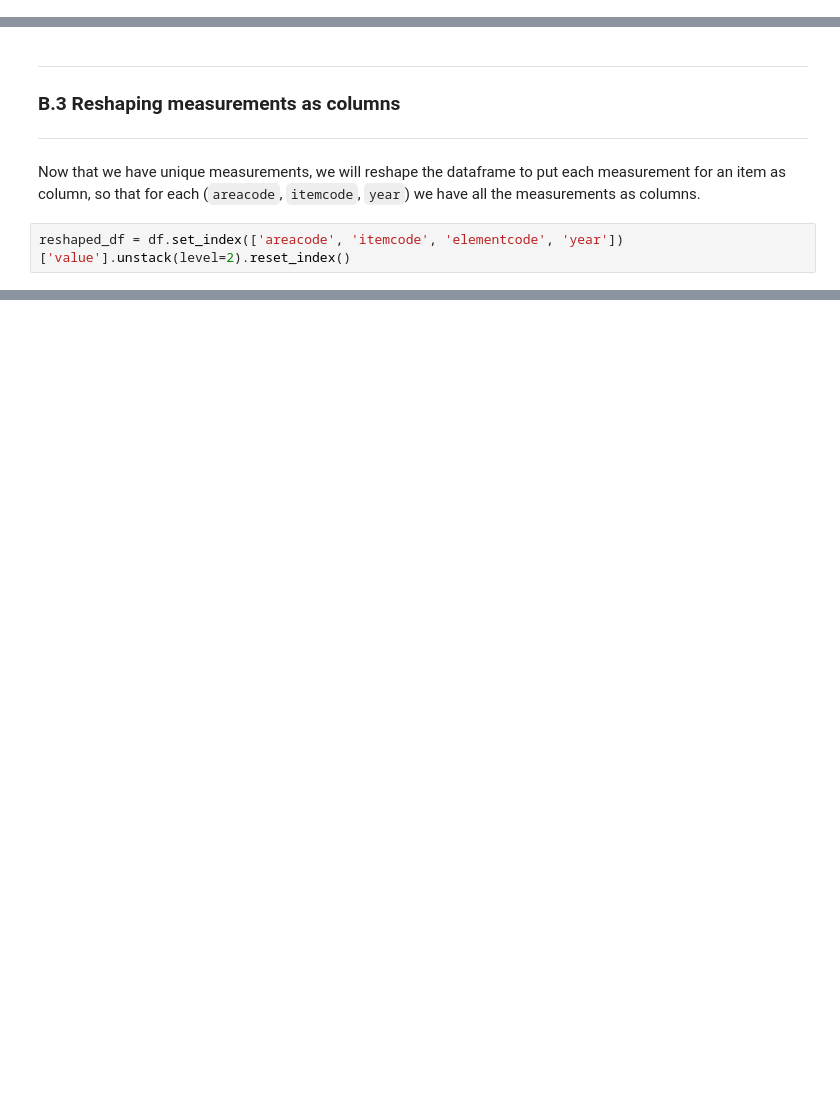
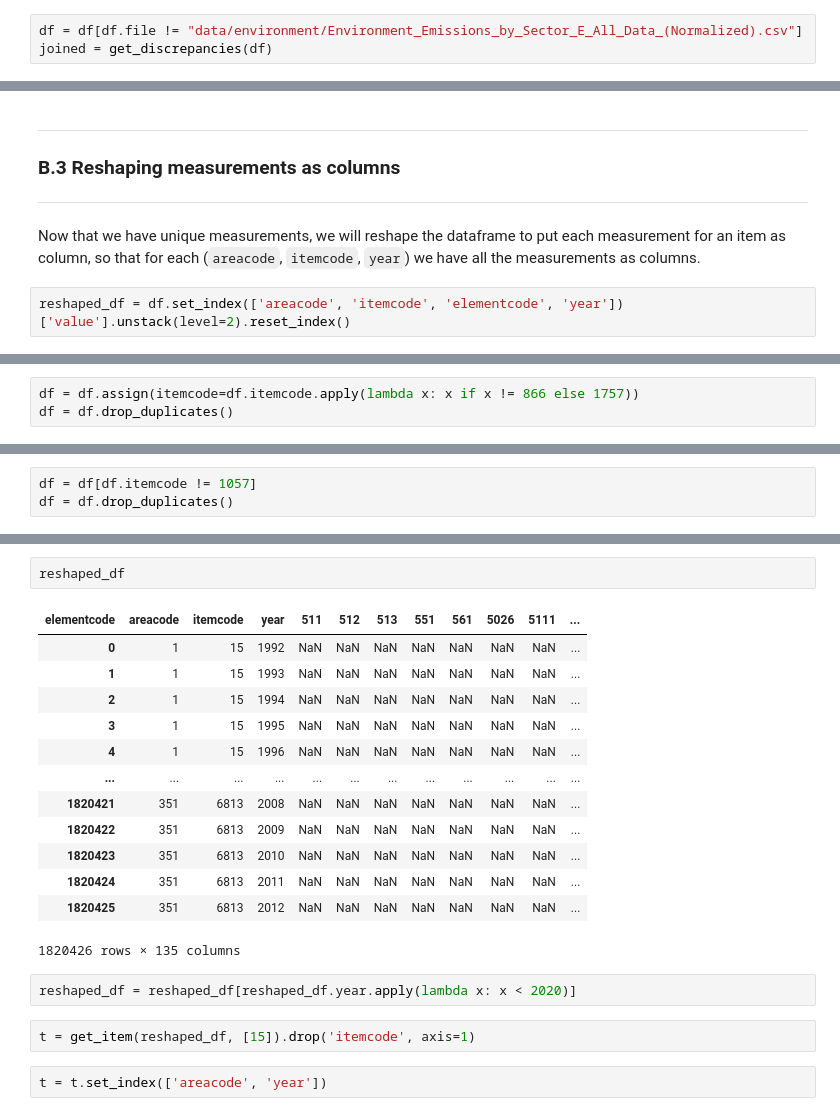
Before and after one commit to ChatPerche/ADA_Project, a Jupyter notebook: Milestone_2.ipynb, the cells around one changed output, grey strips where cells are left out. Saved outputs shown, nothing was run; the diff lists cells and outputs as text; blank space fills up the shorter version.

```diff
--- a/Milestone_2.ipynb
+++ b/Milestone_2.ipynb
@@ -599,0 +500,3 @@ df = df[~df.file.isin(csv_to_drop)]
+# %%
+df = df[df.file != "data/environment/Environment_Emissions_by_Sector_E_All_Data_(Normalized).csv"]
+joined = get_discrepancies(df)
@@ -742,0 +616,3 @@ array([  1,   2,   3,   4,   5,   7,   8,   9,  10,  11,  12,  13,  14,
+# %%
+df = df.assign(itemcode=df.itemcode.apply(lambda x: x if x != 866 else 1757))
+df = df.drop_duplicates()
@@ -742,0 +647,3 @@ array([  1,   2,   3,   4,   5,   7,   8,   9,  10,  11,  12,  13,  14,
+# %%
+df = df[df.itemcode != 1057]
+df = df.drop_duplicates()
@@ -742,0 +679,22 @@ array([  1,   2,   3,   4,   5,   7,   8,   9,  10,  11,  12,  13,  14,
+# %%
+reshaped_df
+# %% [output]
+| elementcode | areacode | itemcode | year | 511 | 512 | 513 | 551 | 561 | 5026 | 5111 | ... |
+| 0 | 1 | 15 | 1992 | NaN | NaN | NaN | NaN | NaN | NaN | NaN | ... |
+| 1 | 1 | 15 | 1993 | NaN | NaN | NaN | NaN | NaN | NaN | NaN | ... |
+| 2 | 1 | 15 | 1994 | NaN | NaN | NaN | NaN | NaN | NaN | NaN | ... |
+| 3 | 1 | 15 | 1995 | NaN | NaN | NaN | NaN | NaN | NaN | NaN | ... |
+| 4 | 1 | 15 | 1996 | NaN | NaN | NaN | NaN | NaN | NaN | NaN | ... |
+| ... | ... | ... | ... | ... | ... | ... | ... | ... | ... | ... | ... |
+| 1820421 | 351 | 6813 | 2008 | NaN | NaN | NaN | NaN | NaN | NaN | NaN | ... |
+| 1820422 | 351 | 6813 | 2009 | NaN | NaN | NaN | NaN | NaN | NaN | NaN | ... |
+| 1820423 | 351 | 6813 | 2010 | NaN | NaN | NaN | NaN | NaN | NaN | NaN | ... |
+| 1820424 | 351 | 6813 | 2011 | NaN | NaN | NaN | NaN | NaN | NaN | NaN | ... |
+| 1820425 | 351 | 6813 | 2012 | NaN | NaN | NaN | NaN | NaN | NaN | NaN | ... |
+1820426 rows × 135 columns
+# %%
+reshaped_df = reshaped_df[reshaped_df.year.apply(lambda x: x < 2020)]
+# %%
+t = get_item(reshaped_df, [15]).drop('itemcode', axis=1)
+# %%
+t = t.set_index(['areacode', 'year'])
```
Also changed, not shown: parts of 83 cells of this notebook, 2 other files.
